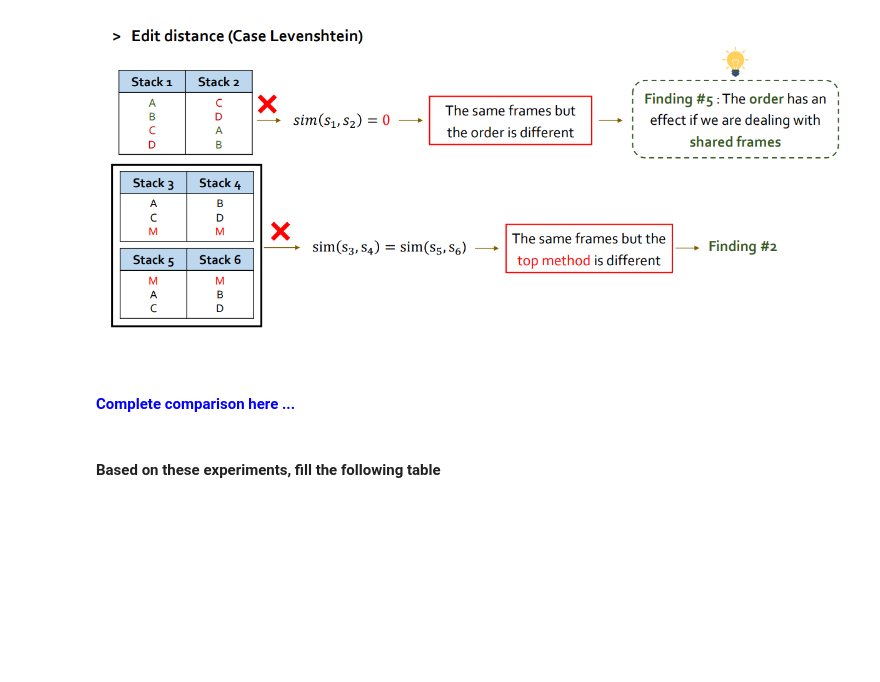
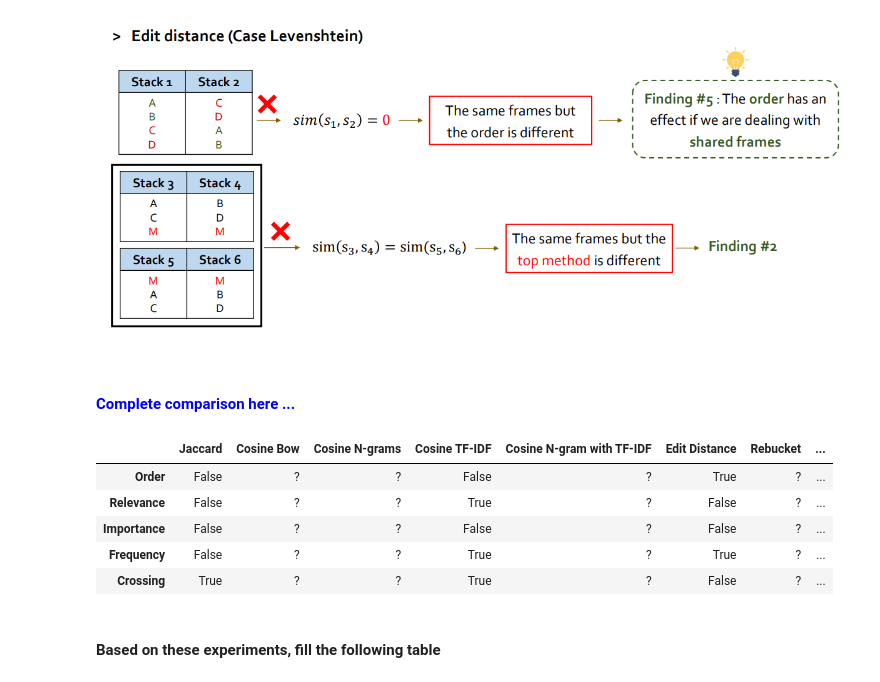
Before and after one commit to oormacheah/DataMining_Project, a Jupyter notebook: project-stack-traces_S.ipynb, the cells around one changed output. Drawn from its saved outputs; the diff is of its cells as text; code cells hidden in the pictures; blank space fills up the shorter version.

```diff
--- a/project-stack-traces_stefania.ipynb
+++ b/project-stack-traces_S.ipynb
@@ -1618,6 +1626,30 @@ df_measures[(df_measures['levenshtein_values'] < 0.4) & (df_measures['pdm_values
 ![image.png](attachment:eecb1574-3997-4444-9ff1-0e8e8907441d.png)
 # %% [markdown]
 #### <font color='blue'> Complete comparison here ...  </font>
+# %%
+data = {'Jaccard': [False, False, False, False, True],
+        'Cosine Bow': ['?', '?', '?', '?', '?'],
+        'Cosine N-grams': ['?', '?', '?', '?', '?'],
+        'Cosine TF-IDF': [False, True, False, True, True],
+        'Cosine N-gram with TF-IDF': ['?', '?', '?', '?', '?'],
+        'Edit Distance': [True, False, False, True, False],
+        'Rebucket': ['?', '?', '?', '?', '?'],
+        'TraceSIM': ['?', '?', '?', '?', '?'],
+        }
+df = pd.DataFrame(data, index=['Order',
+                               'Relevance',
+                               'Importance',
+                               'Frequency',
+                               'Crossing'
+                               ])
+df
+# %% [output]
+|  | Jaccard | Cosine Bow | Cosine N-grams | Cosine TF-IDF | Cosine N-gram with TF-IDF | Edit Distance | Rebucket | ... |
+| Order | False | ? | ? | False | ? | True | ? | ... |
+| Relevance | False | ? | ? | True | ? | False | ? | ... |
+| Importance | False | ? | ? | False | ? | False | ? | ... |
+| Frequency | False | ? | ? | True | ? | True | ? | ... |
+| Crossing | True | ? | ? | True | ? | False | ? | ... |
 # %% [markdown]
 #### **Based on these experiments, fill the following table**
 # %% [markdown]
```
Also changed, not shown: parts of 4 cells of this notebook.
